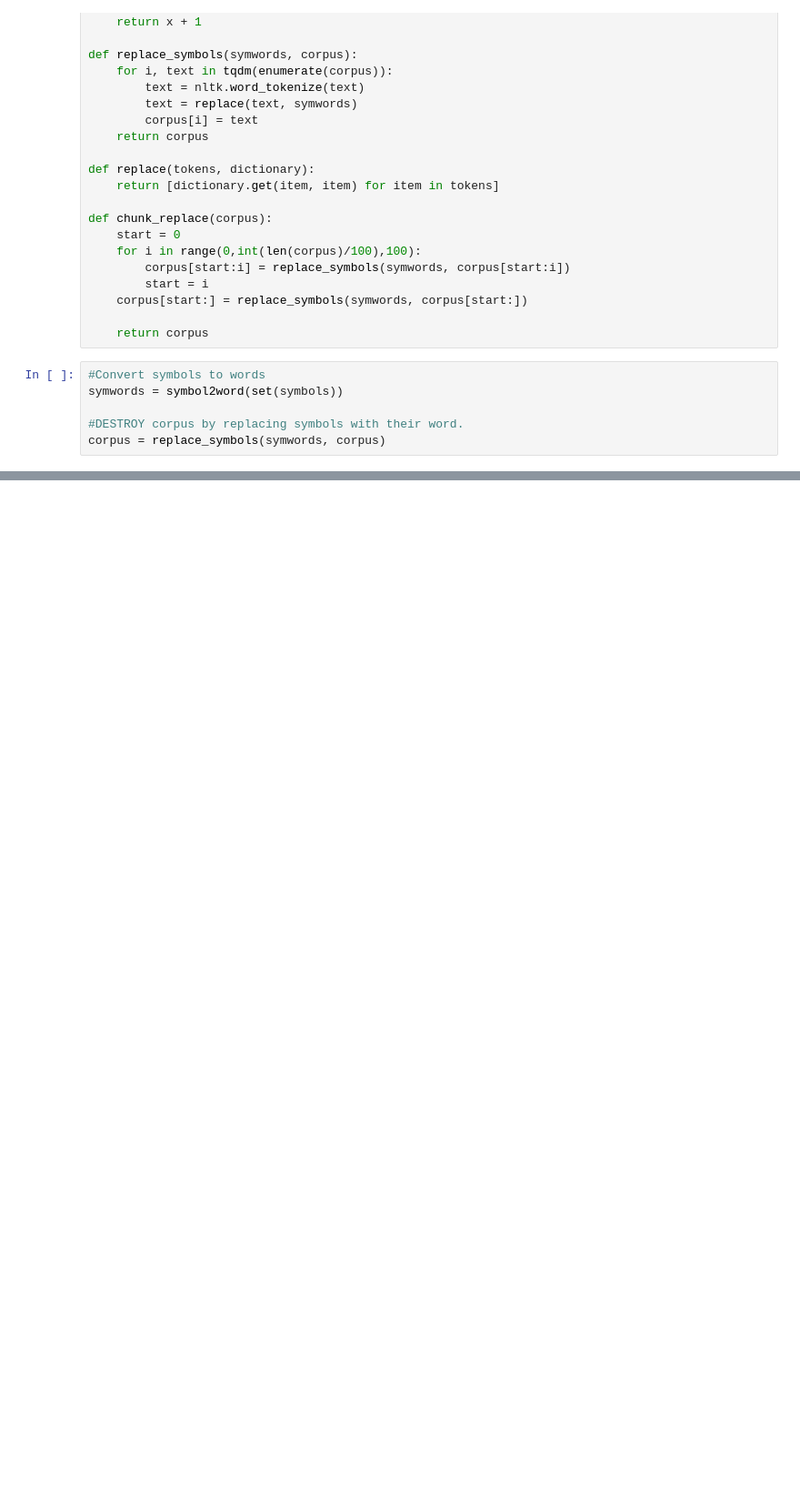
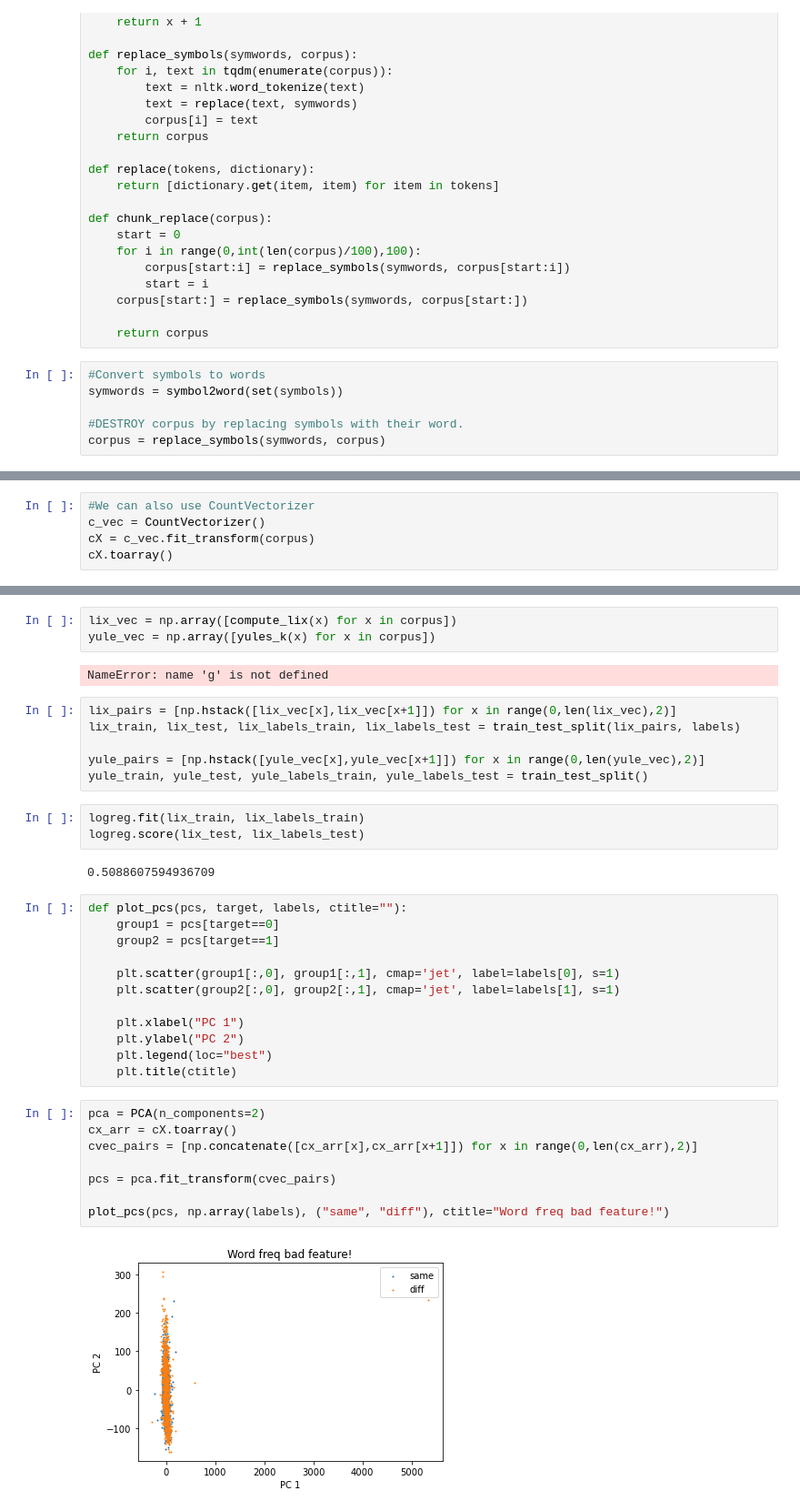
Before and after one commit to kroglkt/LP2, a Jupyter notebook: WordFrequency.ipynb, the cells around one changed output, grey strips where cells are left out. Shown at 91% size. Saved outputs shown, nothing was run; the diff lists cells and outputs as text; blank space fills up the shorter version.

```diff
--- a/WordFrequency.ipynb
+++ b/WordFrequency.ipynb
@@ -202,0 +276,5 @@ str
+# %%
+#We can also use CountVectorizer
+c_vec = CountVectorizer()
+cX = c_vec.fit_transform(corpus)
+cX.toarray()
@@ -202,0 +352,38 @@ str
+# %%
+lix_vec = np.array([compute_lix(x) for x in corpus])
+yule_vec = np.array([yules_k(x) for x in corpus])
+# %% [output]
+NameError: name 'g' is not defined
+# %%
+lix_pairs = [np.hstack([lix_vec[x],lix_vec[x+1]]) for x in range(0,len(lix_vec),2)]
+lix_train, lix_test, lix_labels_train, lix_labels_test = train_test_split(lix_pairs, labels)
+
+yule_pairs = [np.hstack([yule_vec[x],yule_vec[x+1]]) for x in range(0,len(yule_vec),2)]
+yule_train, yule_test, yule_labels_train, yule_labels_test = train_test_split()
+# %%
+logreg.fit(lix_train, lix_labels_train)
+logreg.score(lix_test, lix_labels_test)
+# %% [output]
+0.5088607594936709
+# %%
+def plot_pcs(pcs, target, labels, ctitle=""):
+    group1 = pcs[target==0]
+    group2 = pcs[target==1]
+
+    plt.scatter(group1[:,0], group1[:,1], cmap='jet', label=labels[0], s=1)
+    plt.scatter(group2[:,0], group2[:,1], cmap='jet', label=labels[1], s=1)
+
+    plt.xlabel("PC 1")
+    plt.ylabel("PC 2")
+    plt.legend(loc="best")
+    plt.title(ctitle)
+# %%
+pca = PCA(n_components=2)
+cx_arr = cX.toarray()
+cvec_pairs = [np.concatenate([cx_arr[x],cx_arr[x+1]]) for x in range(0,len(cx_arr),2)]
+
+pcs = pca.fit_transform(cvec_pairs)
+
+plot_pcs(pcs, np.array(labels), ("same", "diff"), ctitle="Word freq bad feature!")
+# %% [output]
+[figure, added]
```
Also changed, not shown: parts of 28 cells of this notebook, 2 other files.
